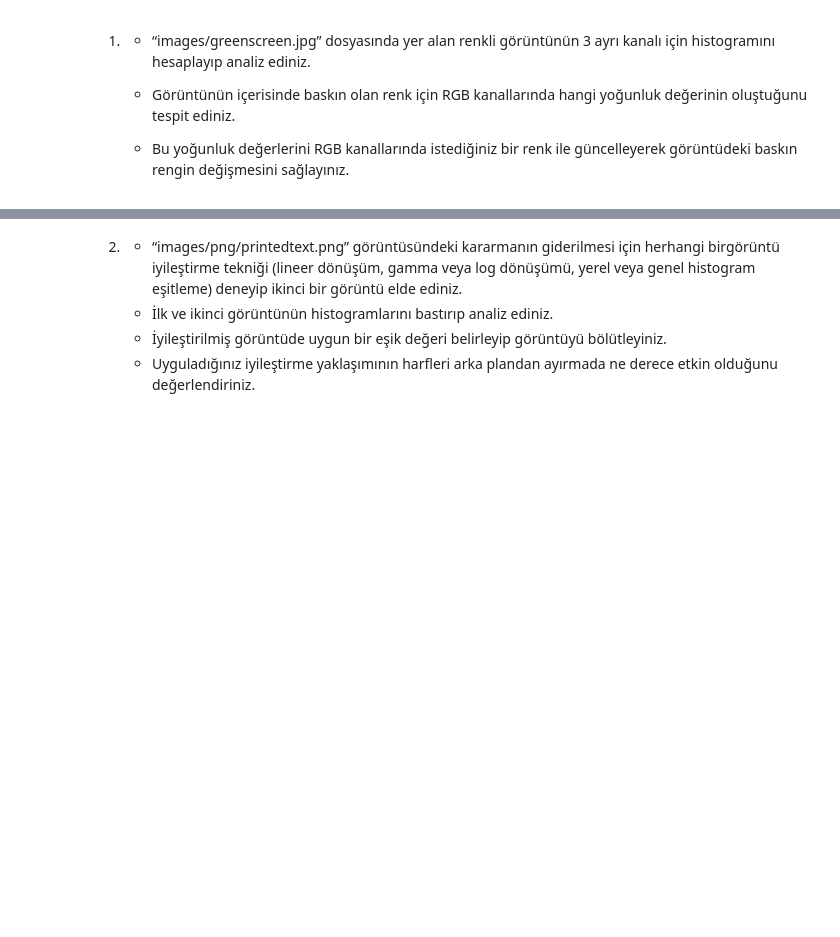
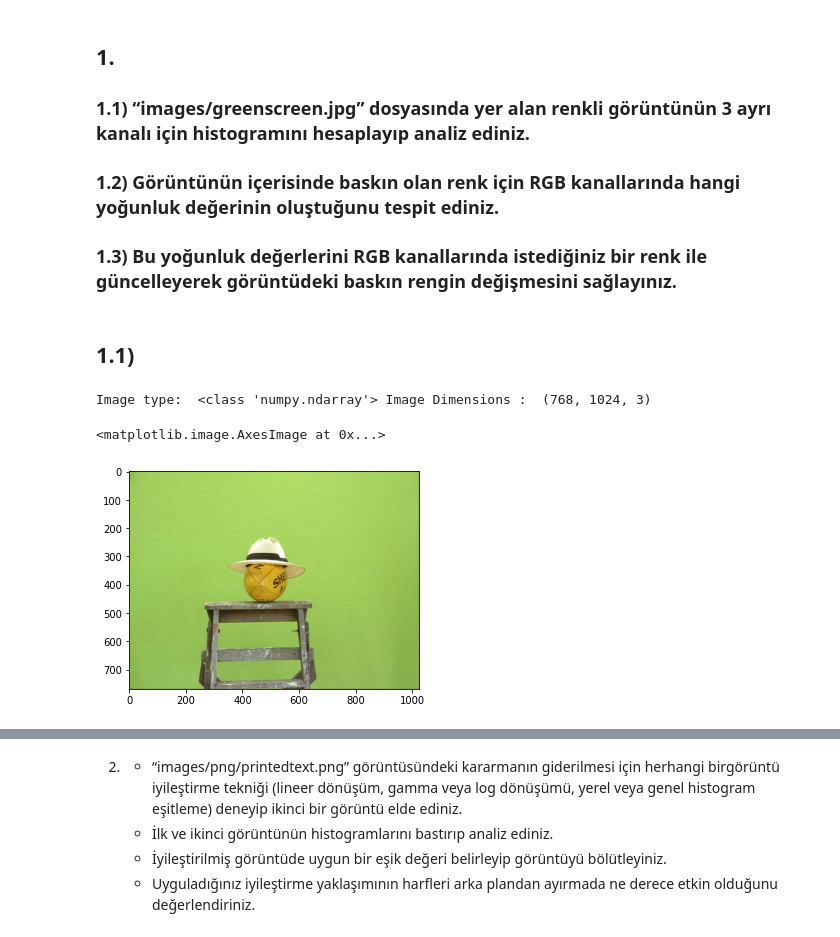
Before and after one commit to melihozaydin/MSc_Projects, a Jupyter notebook: BM5113 - Bilgisayarla Görme/hw1/hw1.ipynb, the cells around one changed output, grey strips where cells are left out. Drawn from its saved outputs; the diff is of its cells as text; code cells hidden in the pictures; blank space fills up the shorter version.

```diff
--- a/BM5113 - Bilgisayarla Görme/hw1/hw1.ipynb
+++ b/BM5113 - Bilgisayarla Görme/hw1/hw1.ipynb
@@ -1,8 +5,22 @@
 # %% [markdown]
-1.
-    * “images/greenscreen.jpg” dosyasında yer alan renkli görüntünün 3 ayrı kanalı için
-        histogramını hesaplayıp analiz ediniz.
+## 1.
+###     1.1) “images/greenscreen.jpg” dosyasında yer alan renkli görüntünün 3 ayrı kanalı için histogramını hesaplayıp analiz ediniz.
 
-    * Görüntünün içerisinde baskın olan renk için RGB kanallarında hangi yoğunluk değerinin oluştuğunu tespit ediniz.
-    * Bu yoğunluk değerlerini RGB kanallarında istediğiniz bir renk ile güncelleyerek görüntüdeki baskın rengin
-değişmesini sağlayınız.
+###     1.2) Görüntünün içerisinde baskın olan renk için RGB kanallarında hangi yoğunluk değerinin oluştuğunu tespit ediniz.
+###     1.3) Bu yoğunluk değerlerini RGB kanallarında istediğiniz bir renk ile güncelleyerek görüntüdeki baskın rengin değişmesini sağlayınız.
+# %% [markdown]
+## 1.1)
+# %%
+img_org = cv2.imread('../images/greenscreen.jpg')
+if img_org is not None:
+    print('Image type: ', type(img_org),
+      'Image Dimensions : ', img_org.shape)
+else:
+    raise Exception('Image not found')
+
+img = cv2.cvtColor(img_org, cv2.COLOR_BGR2RGB) # bgr 2 rgb
+plt.imshow(img)
+# %% [output]
+Image type:  <class 'numpy.ndarray'> Image Dimensions :  (768, 1024, 3)
+<matplotlib.image.AxesImage at 0x...>
+[figure, added]
```
Also changed, not shown: parts of 11 cells of this notebook, 2 other files.
